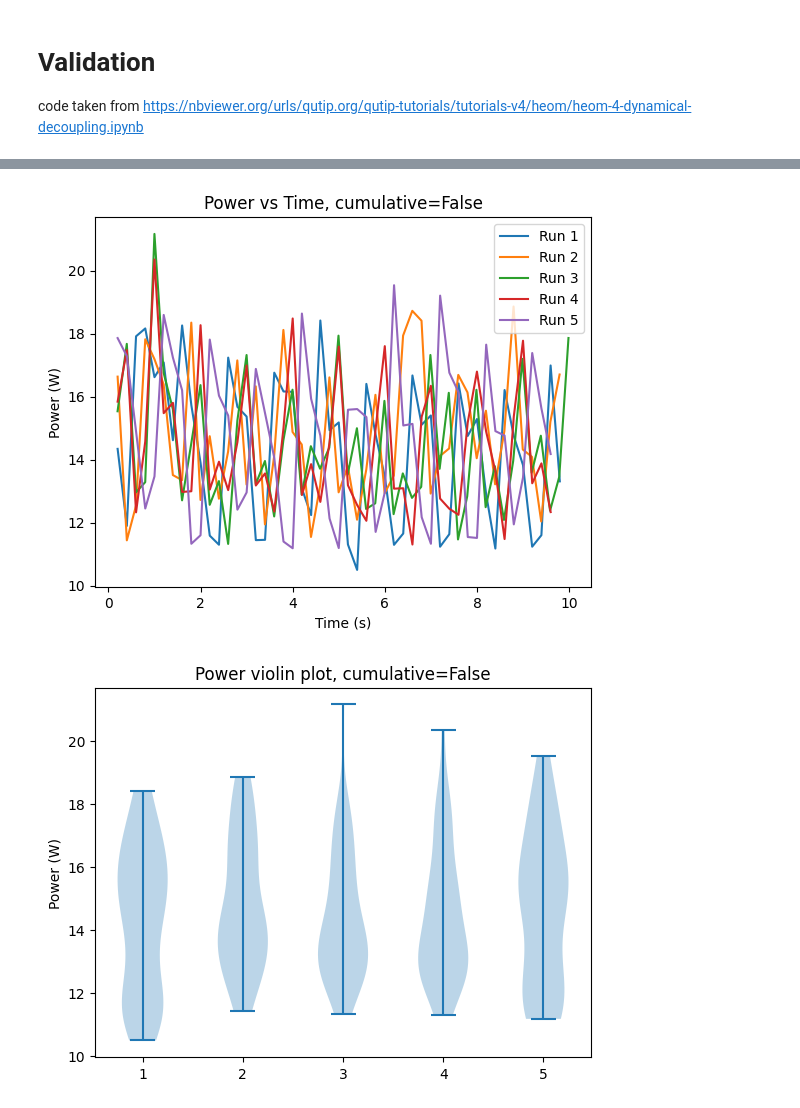
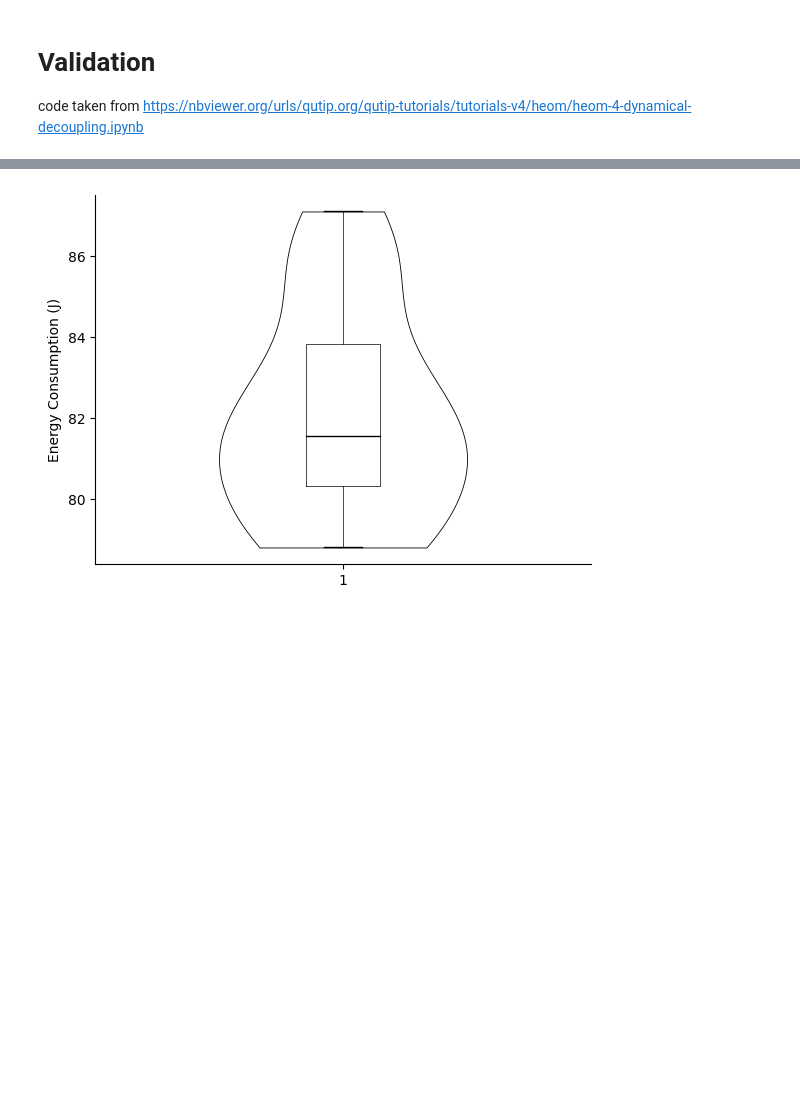
Before and after one commit to mitalipatil99/EnergiBridgeWrapper, a Jupyter notebook: jupyter_energi/Demo.ipynb, the cells around one changed output, grey strips where cells are left out. Drawn from its saved outputs; the diff is of its cells as text; code cells hidden in the pictures; blank space fills up the shorter version.

```diff
--- a/jupyter_energi/Demo.ipynb
+++ b/jupyter_energi/Demo.ipynb
@@ -287,5 +305,7 @@ def plot_dd_results(outputnoDD, outputDD, outputDDslow):
 plot_dd_results(outputnoDD, outputDD, outputDDslow)
 '''
 # %%
+%%capture
 import jupyter_energi
-data = jupyter_energi.run(program, no_runs=5)
+import numpy as np
+data = jupyter_energi.run(program, no_runs=30)
@@ -312,8 +312,23 @@ Energy consumption in joules: 353.3834228515625 for 9.852629 sec of execution.
-# %%
-cumulative = False
-time_and_power = jupyter_energi.extract_time_and_power(data, cumulative)
-jupyter_energi.make_time_series_plot(time_and_power, cumulative)
-jupyter_energi.make_violin_plot(time_and_power, cumulative)
-# %% [output]
-[figure, removed]
-[figure, removed]
+# %%
+cumulative = False
+import numpy as np
+time_power_dataset = jupyter_energi.extract_time_and_power(data, cumulative)
+# jupyter_energi.make_time_series_plot(time_and_power, cumulative)
+
+# remove outliers by calculating total joules and removing any significant outliers
+joules = []
+# extract joul data from time_power_dataset
+for time_power in time_power_dataset:
+    time = time_power[:, 0]
+    power = time_power[:, 1]
+    # multiply power usage by delta time to get energy usage
+    power += power * (time / 1000)
+    joules.append(np.sum(power))
+# get all indexes of data entries that are more than 3 standard deviations away from the mean
+outliers = np.where(np.abs(joules - np.mean(joules)) > 1 * np.std(joules))
+# remove indexes from time_power_dataset
+time_power_dataset = np.delete(time_power_dataset, outliers, axis=0)
+
+jupyter_energi.make_violin_plot(time_power_dataset,)
+# %% [output]
+[figure, added]
```
Also changed, not shown: parts of 5 cells of this notebook, 1 other file.
